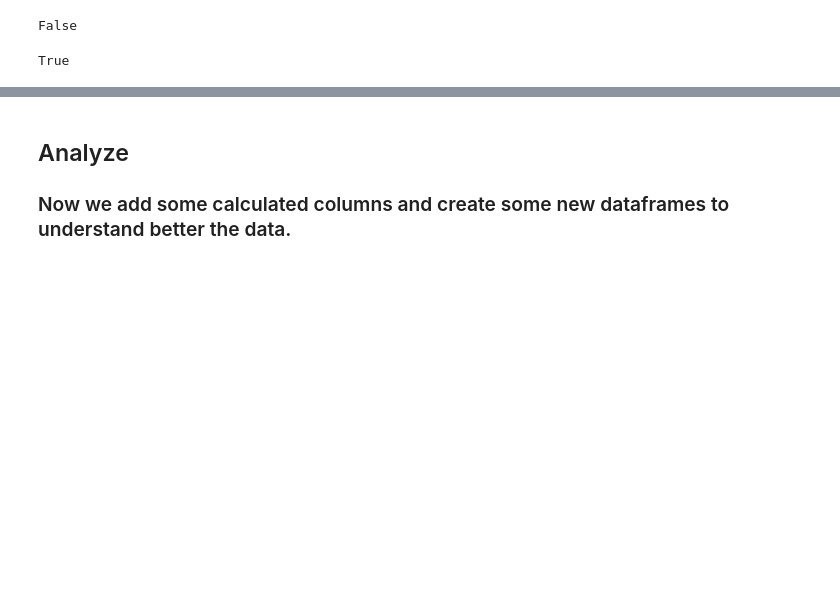
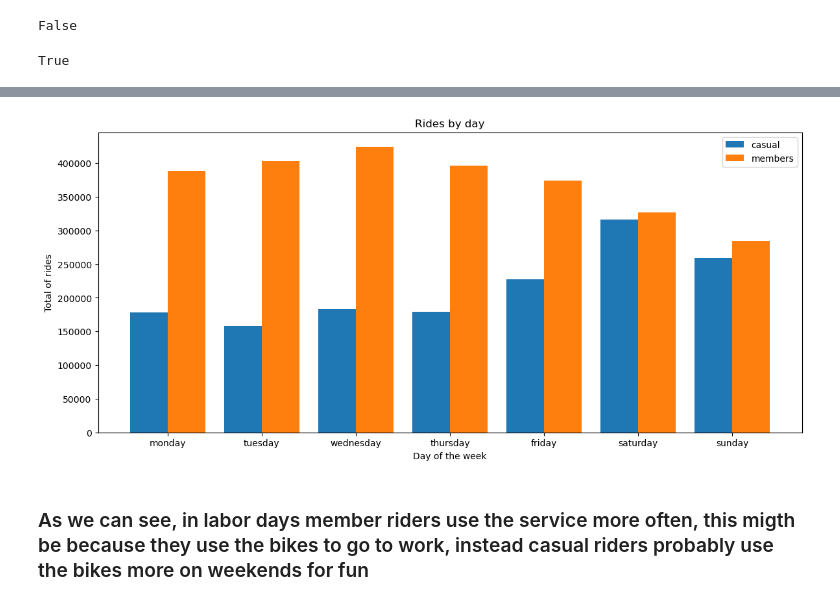
Before and after one commit to bramiprudencio/Cyclistic, a Jupyter notebook: main.ipynb, the cells around one changed output, grey strips where cells are left out. Saved outputs shown, nothing was run; the diff lists cells and outputs as text; code cells hidden in the pictures; blank space fills up the shorter version.

```diff
--- a/main.ipynb
+++ b/main.ipynb
@@ -74,7 +139,19 @@ tripdata['ride_length'] = tripdata.ended_at - tripdata.started_at
 # %%
 # Checking the day of the week that each ride started using the bike
-# 1=sunday - 7=saturday
-tripdata['day_of_week'] = (tripdata.started_at.dt.dayofweek + 2) % 7
+# 0=monday - 6=sunday
+tripdata['day_of_week'] = tripdata.started_at.dt.dayofweek
 # %%
-print(tripdata.head(5))
+casual_rides = tripdata[tripdata.member_casual == 'casual'].groupby('day_of_week').count().ended_at.values
+member_rides = tripdata[tripdata.member_casual == 'member'].groupby('day_of_week').count().ended_at.values
+w, x = 0.4, np.arange(7)
+
+plt.figure(figsize=(14,6))
+plt.bar(x - w/2, casual_rides, 0.4, label='casual')
+plt.bar(x + w/2, member_rides, 0.4, label='members')
+plt.xticks(range(7), ['monday', 'tuesday', 'wednesday', 'thursday', 'friday', 'saturday', 'sunday'])
+plt.xlabel('Day of the week')
+plt.ylabel('Total of rides')
+plt.title('Rides by day')
+plt.legend()
+plt.show()
 # %% [output]
@@ -98,6 +158,6 @@ CA9EFC0D24C24A27 0 days 00:37:22            6
+[figure, added]
-# %% [markdown]
-## Analyze
-### Now we add some calculated columns and create some new dataframes to understand better the data.
+# %% [markdown]
+### As we can see, in labor days member riders use the service more often, this migth be because they use the bikes to go to work, instead casual riders probably use the bikes more on weekends for fun
 # %%
 print('Total rides in the 12 months: ', len(tripdata))
 # %% [output]
```
Also changed, not shown: parts of 18 cells of this notebook.
